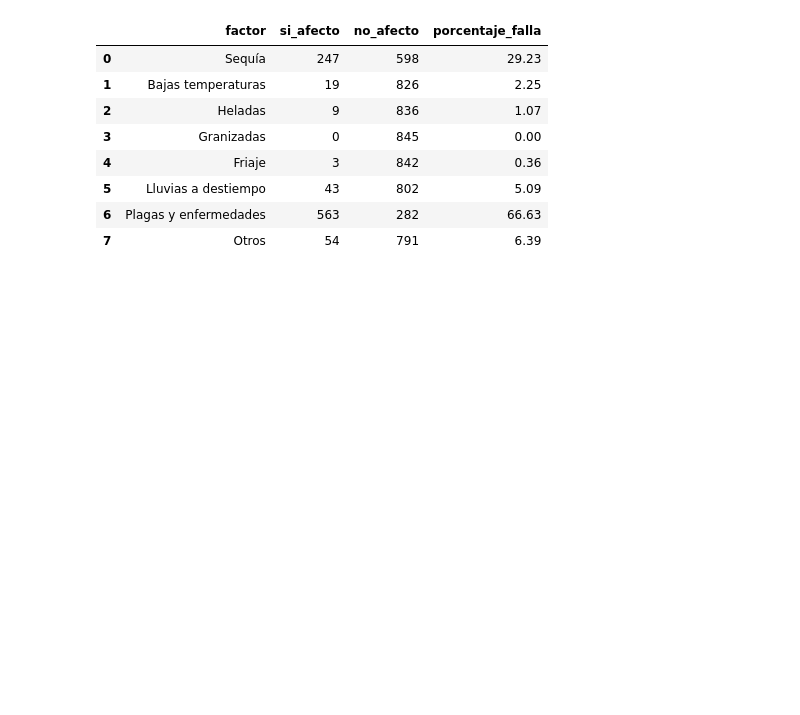
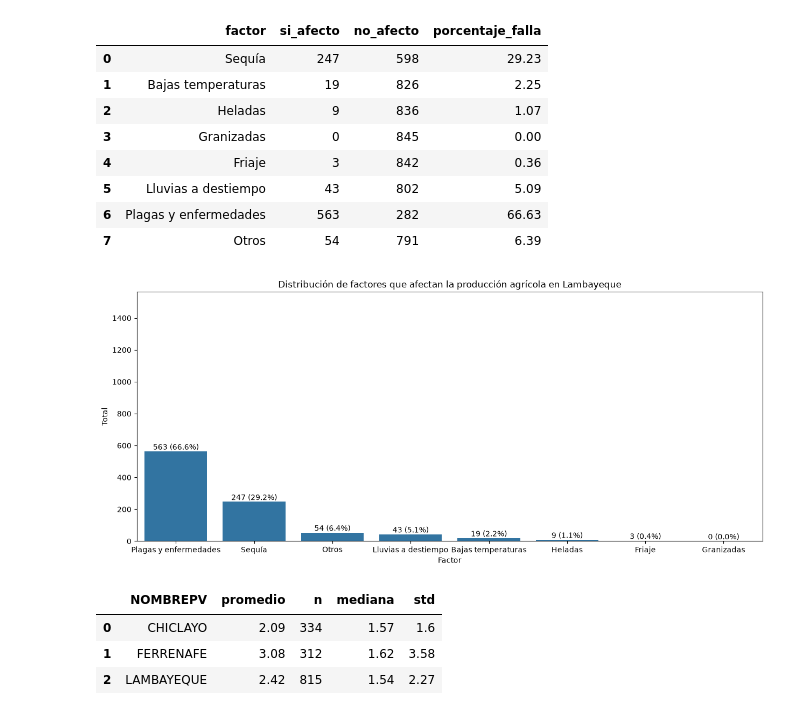
Before and after one commit to matiasrg/Proyecto-PCDA, a Jupyter notebook: scripts/02_CAP200AB.ipynb, the cells around one changed output. Drawn from its saved outputs; the diff is of its cells as text; code cells hidden in the pictures; blank space fills up the shorter version.

```diff
--- a/scripts/02_CAP200AB.ipynb
+++ b/scripts/02_CAP200AB.ipynb
@@ -286,3 +309,34 @@ tabla_lam
 | 5 | Lluvias a destiempo | 43 | 802 | 5.09 |
 | 6 | Plagas y enfermedades | 563 | 282 | 66.63 |
 | 7 | Otros | 54 | 791 | 6.39 |
+# %%
+tabla_frecuencias_factores_lam = tabla_lam.sort_values(
+    "si_afecto",
+    ascending=False
+)
+plt.figure(figsize = (15,6))
+
+g_lam_fac = sns.barplot(
+    data = tabla_frecuencias_factores_lam,
+    x = "factor",
+    y = "si_afecto"
+)
+
+for i, barra in enumerate(g_lam_fac.patches):
+    conteo = tabla_frecuencias_factores_lam["si_afecto"].iloc[i]
+    porcentaje = tabla_frecuencias_factores_lam["porcentaje_falla"].iloc[i]
+
+    g_lam_fac.text(
+        barra.get_x() + barra.get_width()/ 2,
+        barra.get_height(),
+        f"{conteo} ({ porcentaje:.1f}%)",
+        ha = "center",
+        va= "bottom"
+    )
+plt.ylim(0, tabla_frecuencias_factores_lam["si_afecto"].max()+1000)
+plt.title("Distribución de factores que afectan la producción agrícola en Lambayeque")
+plt.xlabel("Factor")
+plt.ylabel("Total")
+plt.show()
+# %% [output]
+[figure, added]
@@ -288,0 +345,14 @@ tabla_lam
+# %%
+resumen_lam_pp = df_lambayeque.groupby("NOMBREPV")["P220_1_PRE_KG"].agg(
+    promedio = "mean",
+    n = "count",
+    mediana = "median",
+    std = "std"
+).reset_index().round(2)
+
+resumen_lam_pp.head(3)
+# %% [output]
+|  | NOMBREPV | promedio | n | mediana | std |
+| 0 | CHICLAYO | 2.09 | 334 | 1.57 | 1.6 |
+| 1 | FERRENAFE | 3.08 | 312 | 1.62 | 3.58 |
+| 2 | LAMBAYEQUE | 2.42 | 815 | 1.54 | 2.27 |
```
Also changed, not shown: parts of 13 cells of this notebook.
